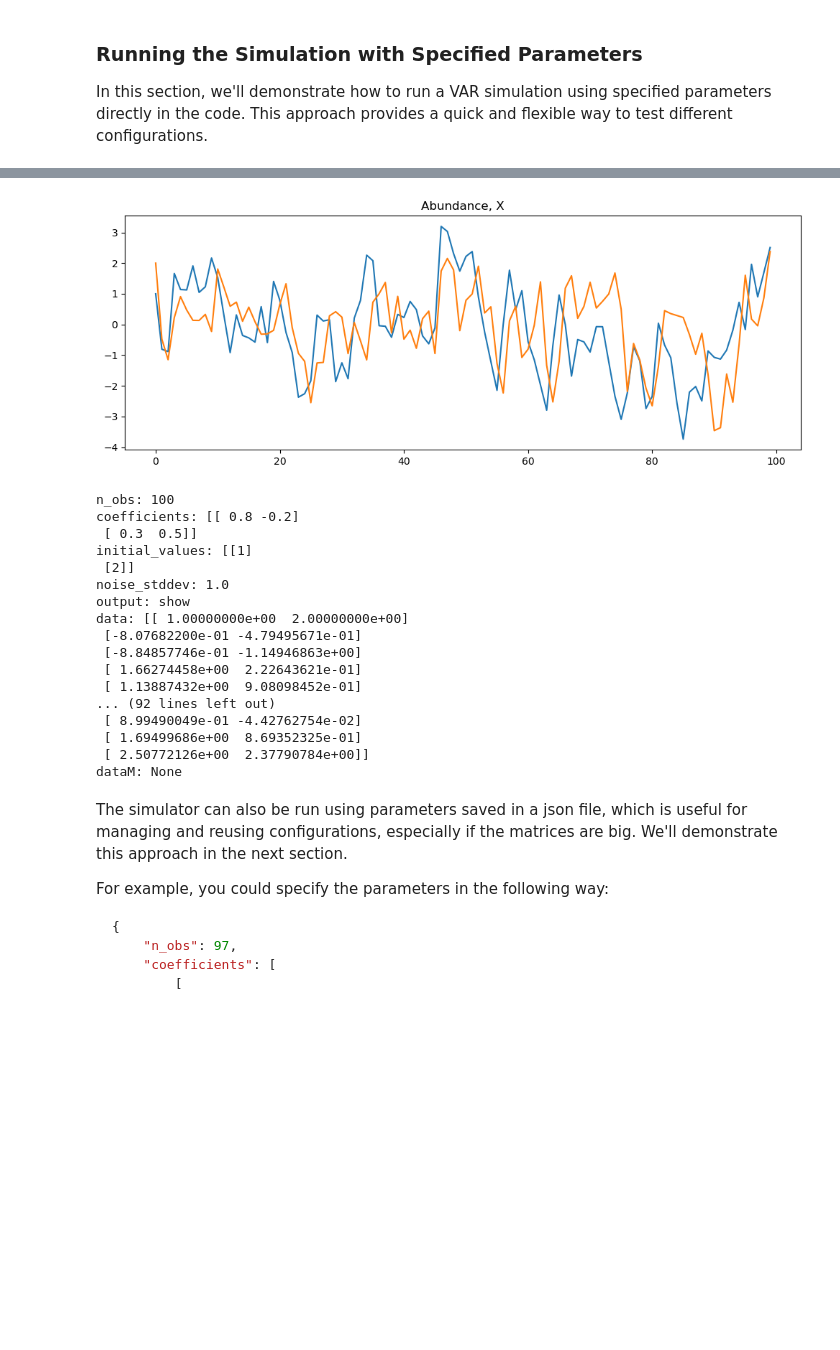
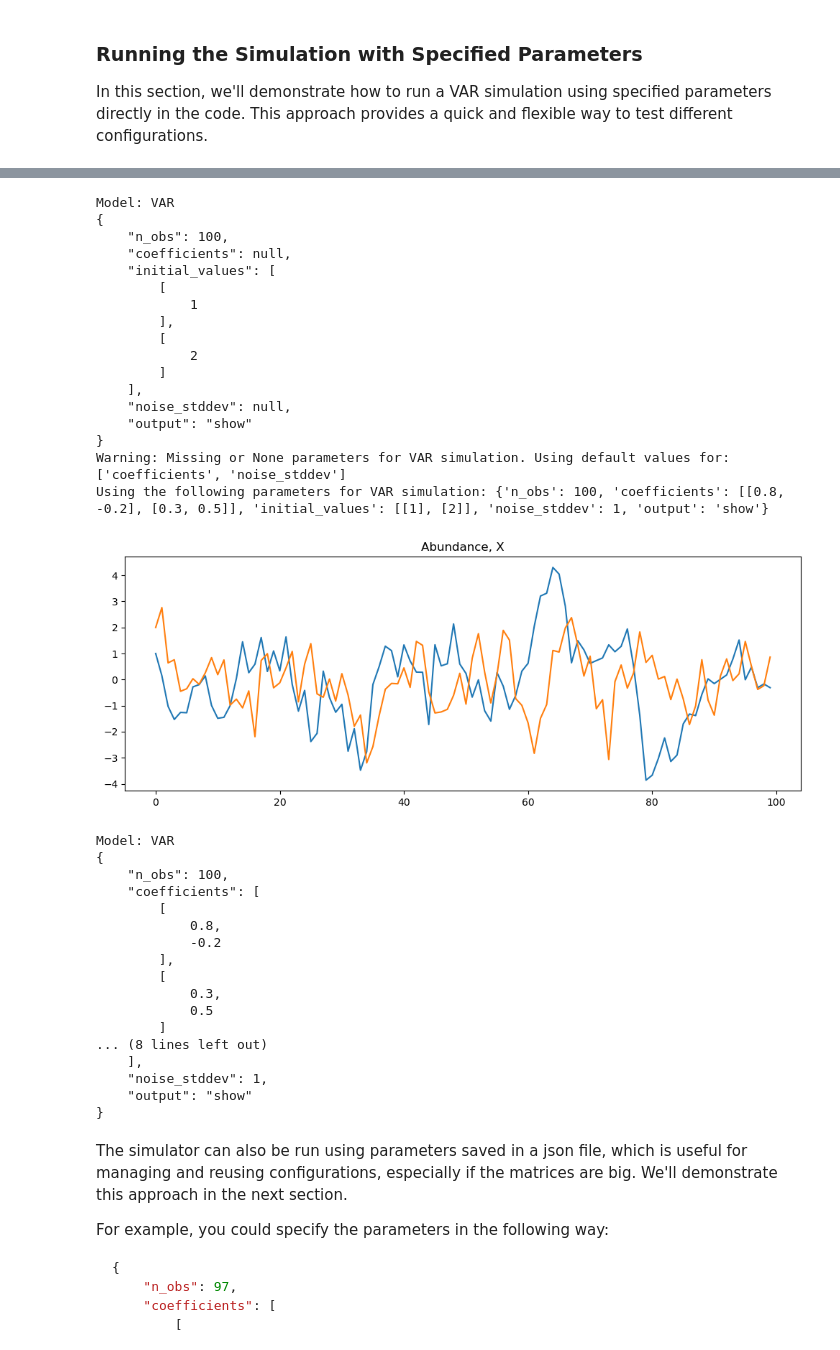
Before and after one commit to ucl-cssb/MIMIC, a Jupyter notebook: docs/source/notebooks/examples-sim-VAR/VARsim.ipynb, the cells around one changed output, grey strips where cells are left out. Cells and saved outputs as stored; diff of their text form; code cells hidden in the pictures; blank space fills up the shorter version.

Commit message:
updated examples

```diff
--- a/docs/source/notebooks/examples-sim-VAR/VARsim.ipynb
+++ b/docs/source/notebooks/examples-sim-VAR/VARsim.ipynb
@@ -121,34 +146,53 @@ simulator.save_data("simulated_data.csv")
 # %%
 # If no coefficients are specified, the default values are used
-# for example, in this example the noise is not specified
+# for example, in this example the noise and coefficients are not specified
 
 
-simulator = VARSimulator(n_obs=n_obs, initial_values=[[1], [2]], output='show')
+simulator = VARSimulator()
+simulator.set_parameters(n_obs=n_obs, initial_values=[[1], [2]], output='show')
 
+
+simulator.print_parameters()
 
 simulator.simulate("VARsim")
 
-
 simulator.print_parameters()
 # %% [output]
+Model: VAR
+{
+    "n_obs": 100,
+    "coefficients": null,
+    "initial_values": [
+        [
+            1
+        ],
+        [
+            2
+        ]
+    ],
+    "noise_stddev": null,
+    "output": "show"
+}
+Warning: Missing or None parameters for VAR simulation. Using default values for: ['coefficients', 'noise_stddev']
+Using the following parameters for VAR simulation: {'n_obs': 100, 'coefficients': [[0.8, -0.2], [0.3, 0.5]], 'initial_values': [[1], [2]], 'noise_stddev': 1, 'output': 'show'}
-[figure, old version]
+[figure, new version]
-n_obs: 100
-coefficients: [[ 0.8 -0.2]
- [ 0.3  0.5]]
-initial_values: [[1]
- [2]]
-noise_stddev: 1.0
-output: show
-data: [[ 1.00000000e+00  2.00000000e+00]
- [-8.07682200e-01 -4.79495671e-01]
- [-8.84857746e-01 -1.14946863e+00]
- [ 1.66274458e+00  2.22643621e-01]
- [ 1.13887432e+00  9.08098452e-01]
-... (92 lines left out)
- [ 8.99490049e-01 -4.42762754e-02]
- [ 1.69499686e+00  8.69352325e-01]
- [ 2.50772126e+00  2.37790784e+00]]
-dataM: None
+Model: VAR
+{
+    "n_obs": 100,
+    "coefficients": [
+        [
+            0.8,
+            -0.2
+        ],
+        [
+            0.3,
+            0.5
+        ]
+... (8 lines left out)
+    ],
+    "noise_stddev": 1,
+    "output": "show"
+}
 # %% [markdown]
 The simulator can also be run using parameters saved in a json file, which is useful for managing and reusing configurations, especially if the matrices are big. We'll demonstrate this approach in the next section.
 
```
Also changed, not shown: parts of 15 cells of this notebook, 2 other files.
